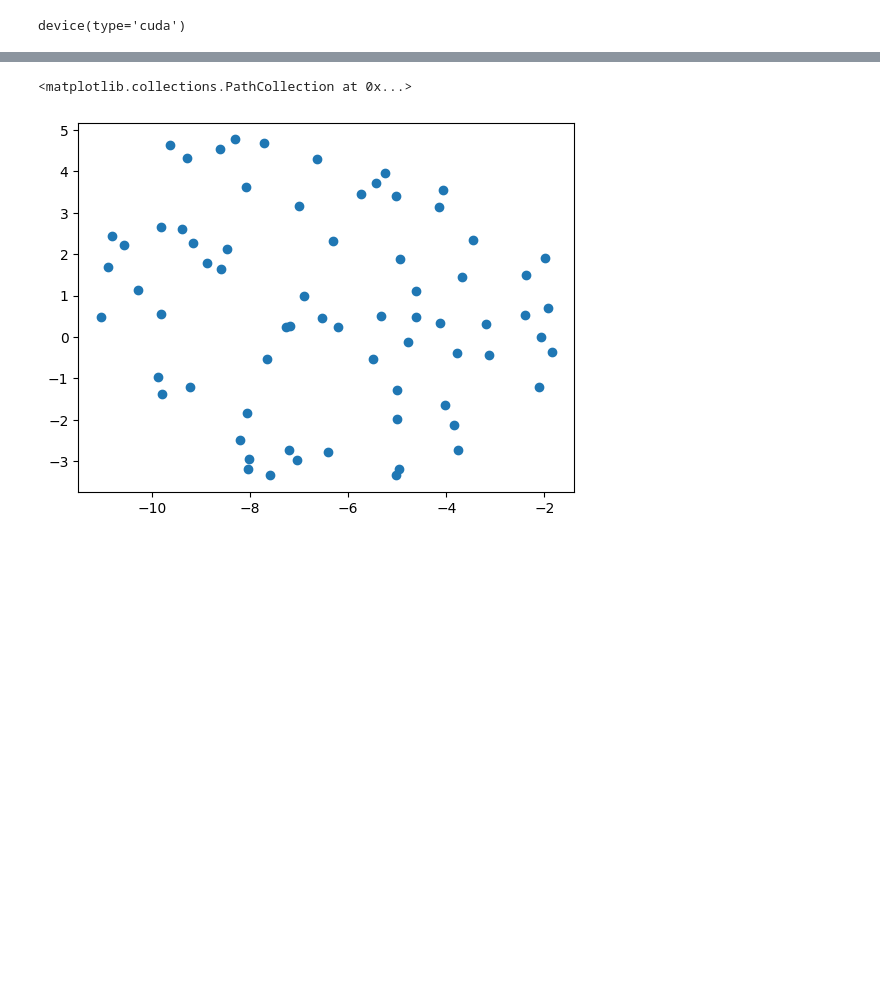
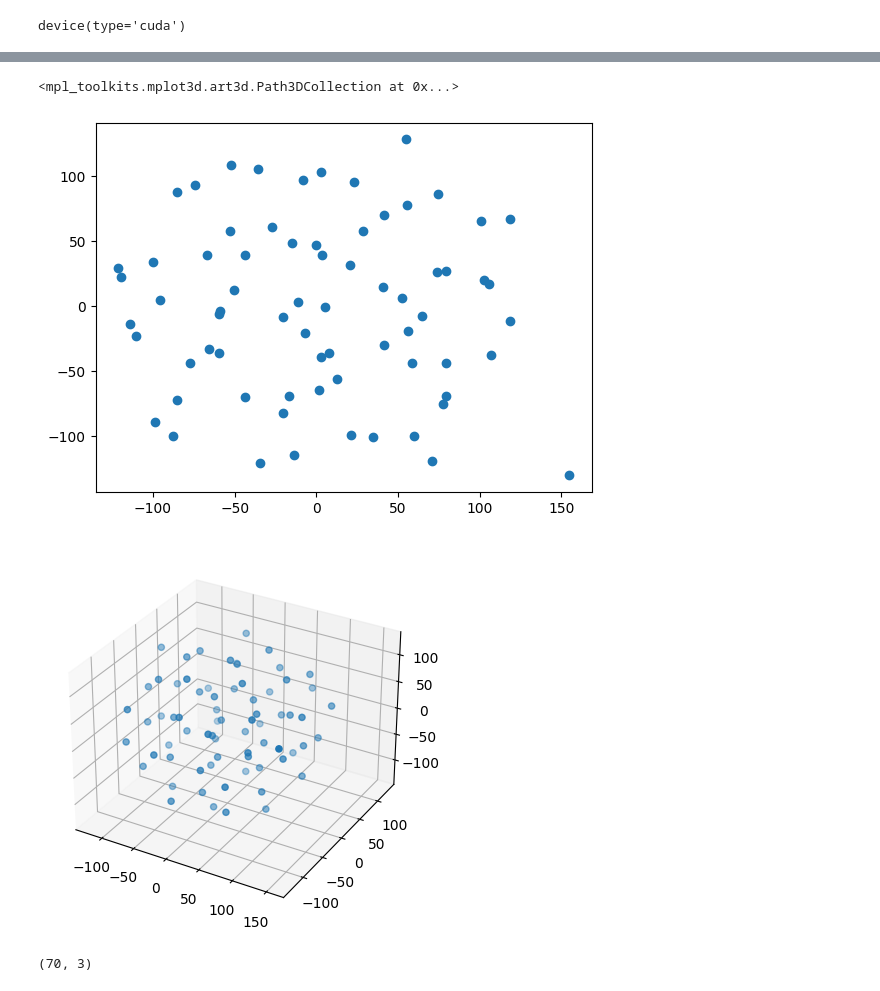
Before and after one commit to Jaewoopudding/DS503_Graph_Class_Imbalance, a Jupyter notebook: ncm_qualitative_notebook.ipynb, the cells around one changed output, grey strips where cells are left out. Drawn from its saved outputs; the diff is of its cells as text; code cells hidden in the pictures; blank space fills up the shorter version.

```diff
--- a/ncm_qualitative_notebook.ipynb
+++ b/ncm_qualitative_notebook.ipynb
@@ -64,12 +61,0 @@ dataset = CitationFull(root='dataset/Cora', name='Cora', transform=NormalizeFeat
-# %%
-data = dataset[0]
-df = pd.DataFrame(data.x)
-df['y'] = data.y
-train, valid = train_test_split(df, stratify=df.y, test_size=0.4)
-valid, test = train_test_split(valid, stratify=valid.y, test_size=0.5)
-data.train_mask = torch.zeros(data.num_nodes, dtype=torch.bool)
-data.train_mask[train.index]=True
-data.valid_mask = torch.zeros(data.num_nodes, dtype=torch.bool)
-data.valid_mask[valid.index]=True
-data.test_mask = torch.zeros(data.num_nodes, dtype=torch.bool)
-data.test_mask[test.index]=True
@@ -76,8 +64,15 @@ data.test_mask[test.index]=True
 # %%
 mad = MAD(device=device, global_flag=True)
 madgap = MADGap(device, 3, 8)
+# %%
+SAVE_PATH = 'model_file'
+EARLY_STOPPING = 30
+
+device = torch.device("cuda:0" if torch.cuda.is_available() else "cpu")
+device
+dataset = CitationFull(root='dataset/Cora', name='Cora', transform=NormalizeFeatures())
 # %%
-optparams = pd.read_csv("/home/sujin/project/DS503/ds503/training_res_GAT.csv")
+optparams = pd.read_csv("./res_stats/training_sage.csv")
 # %%
 optparams.head()
 # %% [output]
@@ -90,5 +94,5 @@ optparams.head()
 # %%
-for i in tqdm(range(100)):
+for i in [64]:
     g_noise = optparams.loc[i,'gaussian_noise_scale']
     if optparams.loc[i,'model'] == 'Graph Attention Network':
         model = GAT(in_channels=dataset.num_features, hidden_channels=476, number_of_classes=dataset.num_classes, num_of_hidden_layers=4, device=device, heads=1, noise_level=g_noise)
@@ -112,7 +116,7 @@ for i in tqdm(range(100)):
     model = model.to(device)
     data_for_tuning = data_for_tuning.to(device)
 
-    model.load_state_dict(torch.load(os.path.join(SAVE_PATH, f'{model_name}_{i}.pt')))
+    model.load_state_dict(torch.load(os.path.join(SAVE_PATH, f'SAGE/{model_name}_{i}.pt')))
 
 
     out, embedding = model(data.x, data.edge_index)
@@ -123,10 +127,6 @@ for i in tqdm(range(100)):
     result = model(data_for_tuning.x.to(device), data_for_tuning.edge_index.to(device))[1].cpu()
     global_mad = mad(result).item()
     mad_gap = madgap(result, data_for_tuning.edge_index).item()
-
-
-    optparams.loc[i,'mad'] = global_mad
-    optparams.loc[i,'madgap'] = mad_gap
 # %%
 # test set
 model.eval()
@@ -232,12 +245,20 @@ plt.hist(pred.cpu().detach().numpy(), bins=70)
 # %%
 from sklearn.manifold import TSNE
-TSNE_emb = TSNE(n_components=3).fit_transform(00 .cpu().detach().numpy())
-TSNE_emb = TSNE(n_components=3).fit_transform(00 .cpu().detach().numpy())
-plt.scatter(x = TSNE_emb[:,0], y = TSNE_emb[:,1])
-plt.scatter(x = TSNE_emb[:,0], y = TSNE_emb[:,1])
+TSNE_emb = TSNE(n_components=3).fit_transform(vnode_emb.cpu().detach().numpy())
+
+fig = plt.figure()
+ax = fig.add_subplot(projection='3d')
+ax.scatter(TSNE_emb[:,0], TSNE_emb[:,1], TSNE_emb[:,2])
 # %% [output]
-<matplotlib.collections.PathCollection at 0x...>
+<mpl_toolkits.mplot3d.art3d.Path3DCollection at 0x...>
-[figure, old version]
+[figure, new version]
+[figure, added]
+# %%
+from sklearn.manifold import TSNE
+TSNE_emb = TSNE(n_components=3).fit_transform(vnode_emb.cpu().detach().numpy())
+TSNE_emb.shape
+# %% [output]
+(70, 3)
 # %%
 from sklearn.metrics import f1_score
 from sklearn.metrics import classification_report
```
Also changed, not shown: parts of 21 cells of this notebook.
